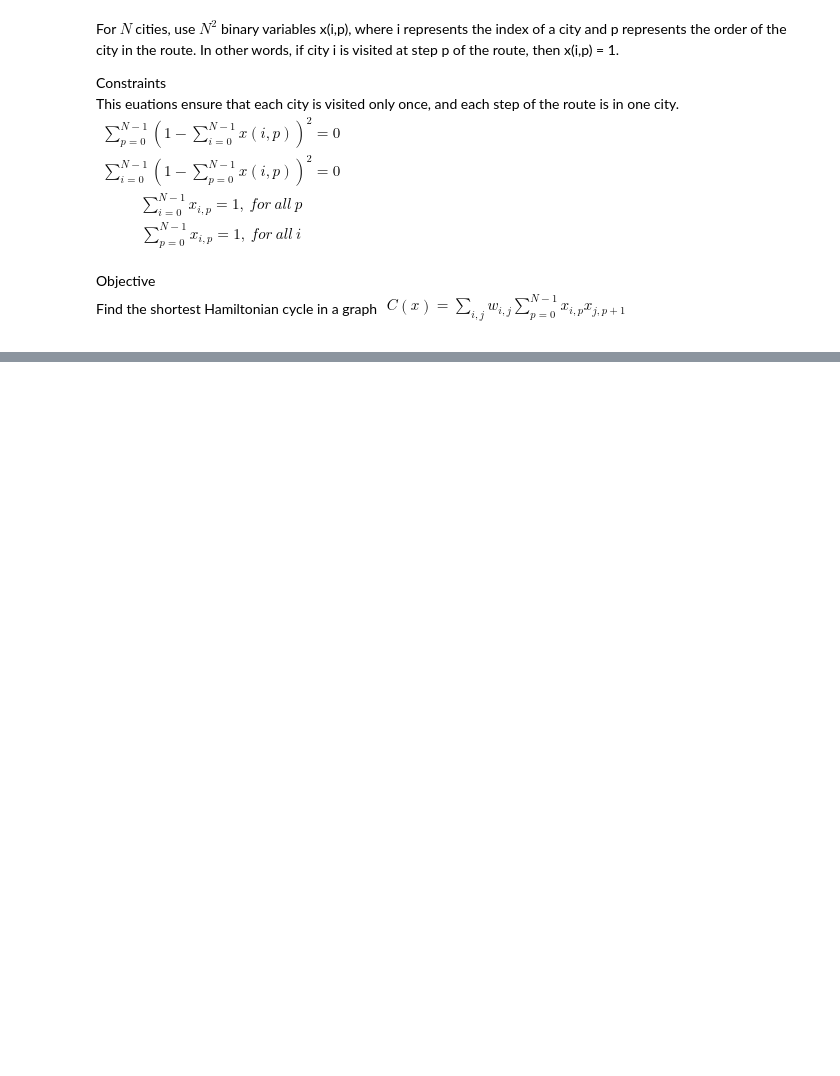
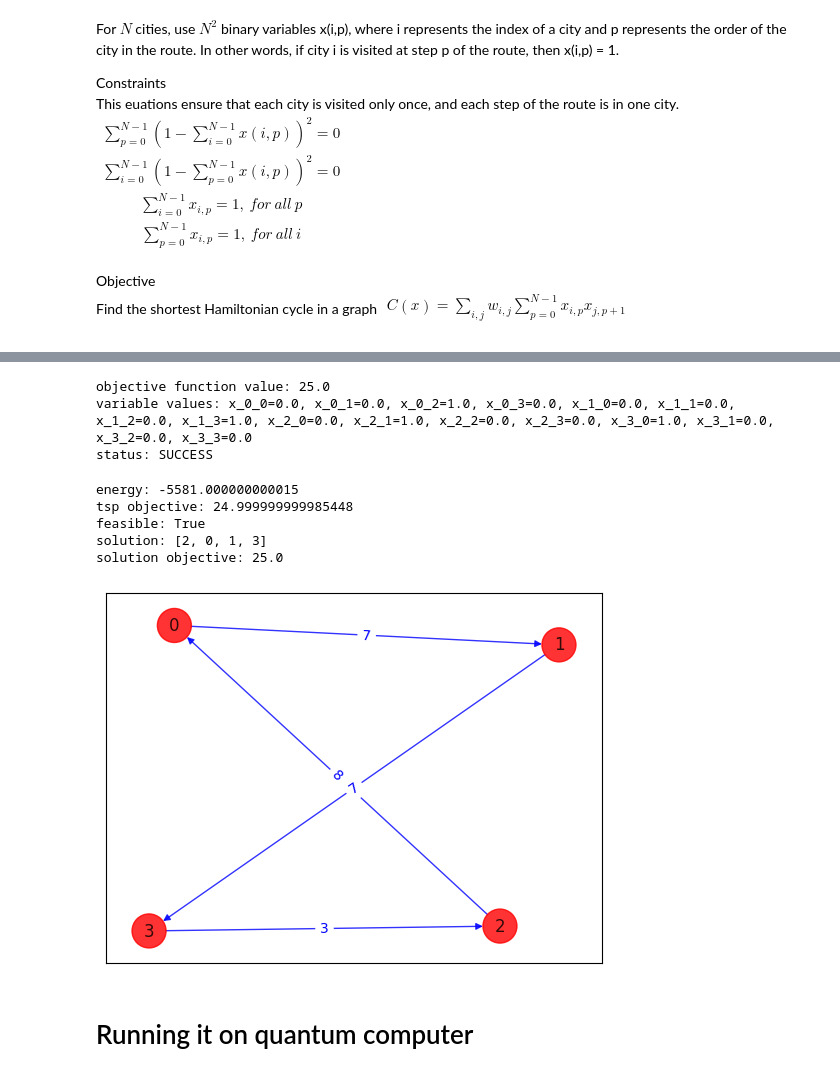
Before and after one commit to Q2TM/qubo_benchmarking, a Jupyter notebook: TSP/problem.ipynb, the cells around one changed output, grey strips where cells are left out. Saved outputs shown, nothing was run; the diff lists cells and outputs as text; code cells hidden in the pictures; blank space fills up the shorter version.

```diff
--- a/TSP/problem.ipynb
+++ b/TSP/problem.ipynb
@@ -170,0 +258,3 @@ status: SUCCESS
+# %%
+qp = tsp.to_quadratic_program()
+print(qp.prettyprint())
@@ -170,0 +279,7 @@ status: SUCCESS
+# %%
+qp2qubo = QuadraticProgramToQubo()
+qubo = qp2qubo.convert(qp)
+qubitOp, offset = qubo.to_ising()
+print("Offset:", offset)
+print("Ising Hamiltonian:")
+print(str(qubitOp))
@@ -170,0 +304,29 @@ status: SUCCESS
+# %%
+result = exact.solve(qubo)
+print(result.prettyprint())
+# %% [output]
+objective function value: 25.0
+variable values: x_0_0=0.0, x_0_1=0.0, x_0_2=1.0, x_0_3=0.0, x_1_0=0.0, x_1_1=0.0, x_1_2=0.0, x_1_3=1.0, x_2_0=0.0, x_2_1=1.0, x_2_2=0.0, x_2_3=0.0, x_3_0=1.0, x_3_1=0.0, x_3_2=0.0, x_3_3=0.0
+status: SUCCESS
+# %%
+# Making the Hamiltonian in its full form and getting the lowest eigenvalue and eigenvector
+ee = NumPyMinimumEigensolver()
+result = ee.compute_minimum_eigenvalue(qubitOp)
+
+print("energy:", result.eigenvalue.real)
+print("tsp objective:", result.eigenvalue.real + offset)
+x = tsp.sample_most_likely(result.eigenstate)
+print("feasible:", qubo.is_feasible(x))
+z = tsp.interpret(x)
+print("solution:", z)
+print("solution objective:", tsp.tsp_value(z, int_dists))
+draw_tsp_solution(tsp.graph, z, colors, pos)
+# %% [output]
+energy: -5581.000000000015
+tsp objective: 24.999999999985448
+feasible: True
+solution: [2, 0, 1, 3]
+solution objective: 25.0
+[figure, added]
+# %% [markdown]
+# Running it on quantum computer
```
Also changed, not shown: parts of 17 cells of this notebook, 1 other file.
